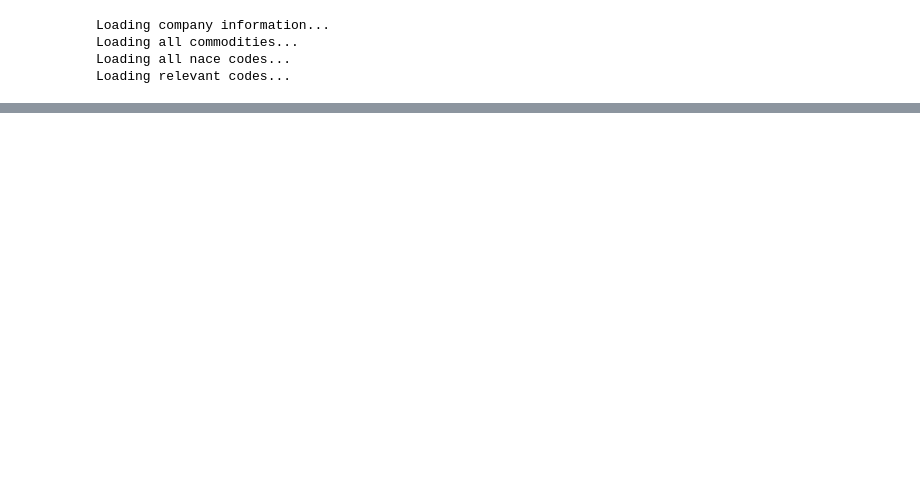
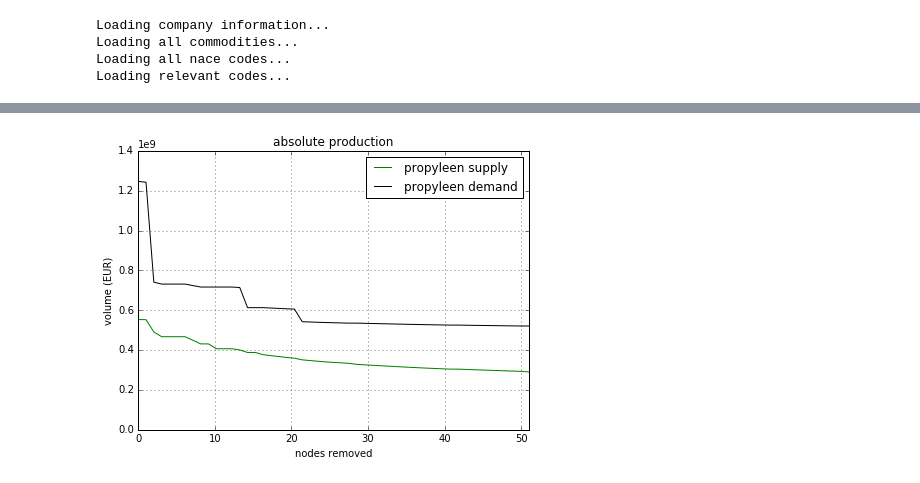
Before and after one commit to GideonMooijen/kappa, a Jupyter notebook: final.ipynb, the cells around one changed output, grey strips where cells are left out. Cells and saved outputs as stored; diff of their text form; code cells hidden in the pictures; blank space fills up the shorter version.

```diff
--- a/final.ipynb
+++ b/final.ipynb
@@ -232,0 +299,6 @@ run_experiment(['Aardgas','Vloeib.PropaanButaan','Polypropyleen'], 2)
+# %%
+get_plot('propyleen',propyleen_prod,propyleen_cons,False,['green','black'])
+plt.savefig('propylene')
+plt.show()
+# %% [output]
+[figure, added]
```
Also changed, not shown: parts of 7 cells of this notebook.
